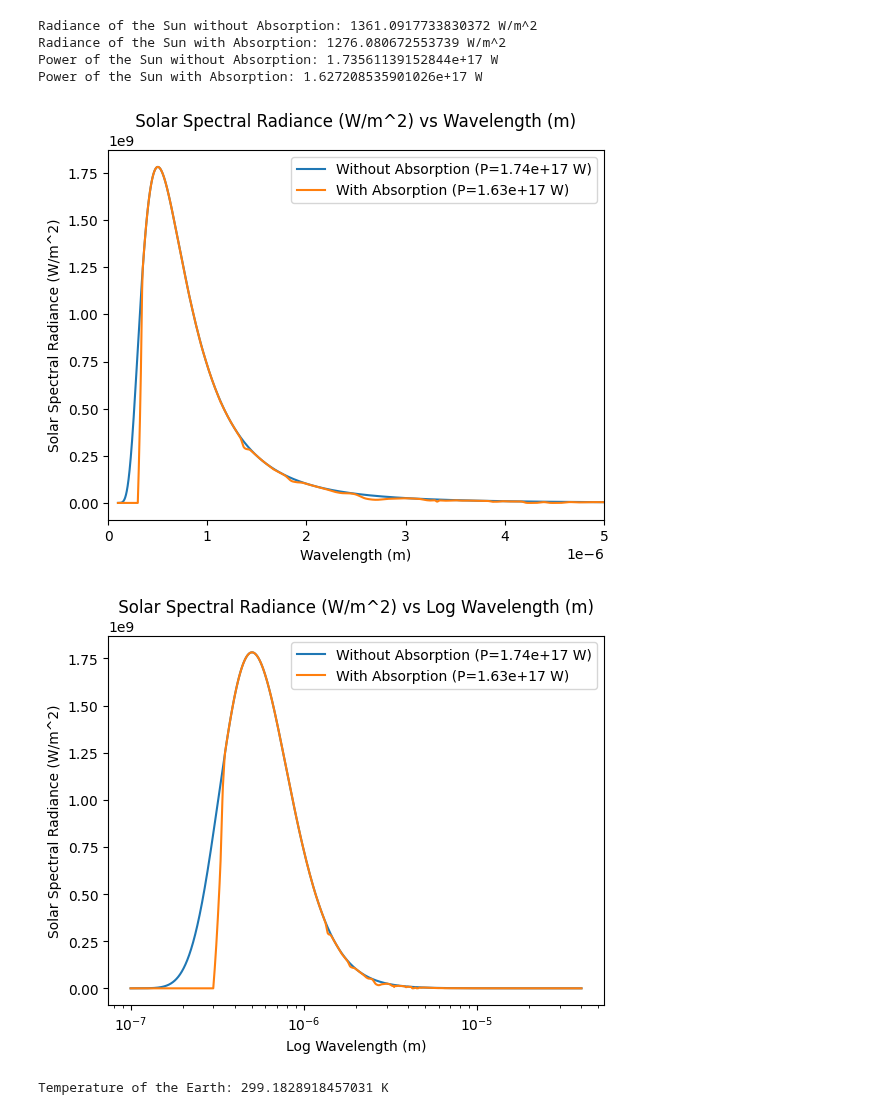
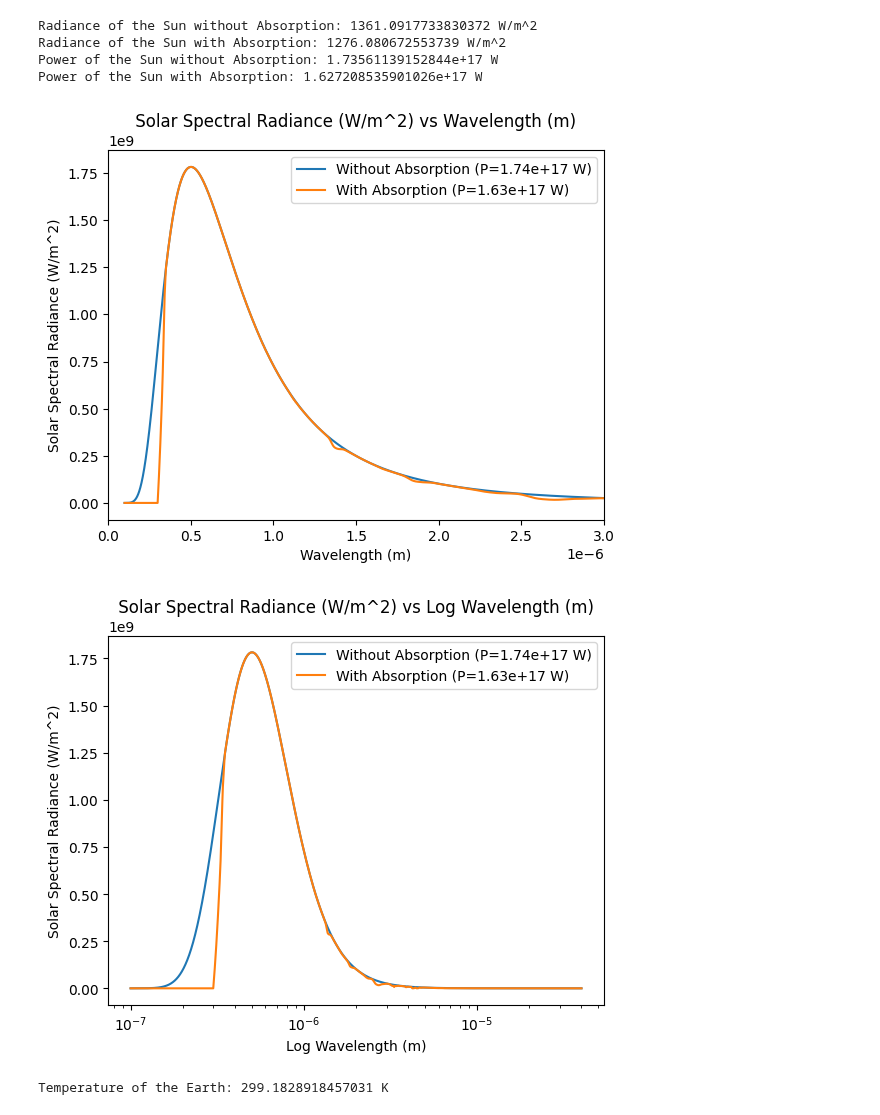
Before and after one commit to kevinthegreat1/HonorsPhysics2, a Jupyter notebook: Unit12/Model.ipynb, the cells around one changed output. Cells and saved outputs as stored; diff of their text form; code cells hidden in the pictures.

```diff
--- a/Unit12/Model.ipynb
+++ b/Unit12/Model.ipynb
@@ -111,12 +111,12 @@ Power of the Sun without Absorption: 1.73561139152844e+17 W
 Power of the Sun with Absorption: 1.627208535901026e+17 W
 # %%
 # Graph Solar Spectral Radiance
-plt.xlim(0, 5e-6)
-model_utils.graph([(wavelengths, spectral_radiance_sun_without_transmittances, f"Without Absorption (P={power_sun_without_transmittances:.2e} W)"), (wavelengths, spectral_radiance_sun, f"With Absorption (P={power_sun:.2e} W)")], "Solar Spectral Radiance", "W/m^2", "Wavelength", "m")
+plt.xlim(0, 3e-6)
+model_utils.graph([(wavelengths, spectral_radiance_sun_without_transmittances, f"Without Absorption (P={power_sun_without_transmittances:.2e} W)"), (wavelengths, spectral_radiance_sun, f"With Absorption (P={power_sun:.2e} W)")], "Solar Spectral Radiance", "W/m^2", "Wavelength", "m", directory="Graphs/Spectral_Radiance_Sun")
 plt.xscale("log")
 model_utils.graph([(wavelengths, spectral_radiance_sun_without_transmittances, f"Without Absorption (P={power_sun_without_transmittances:.2e} W)"), (wavelengths, spectral_radiance_sun, f"With Absorption (P={power_sun:.2e} W)")], "Solar Spectral Radiance", "W/m^2", "Log Wavelength", "m")
 # %% [output]
-[figure, old version]
+[figure, new version]
 [figure]
 # %%
 def power_earth_of(temperature: float) -> float:
```
Also changed, not shown: parts of 2 cells of this notebook, 3 other files.
